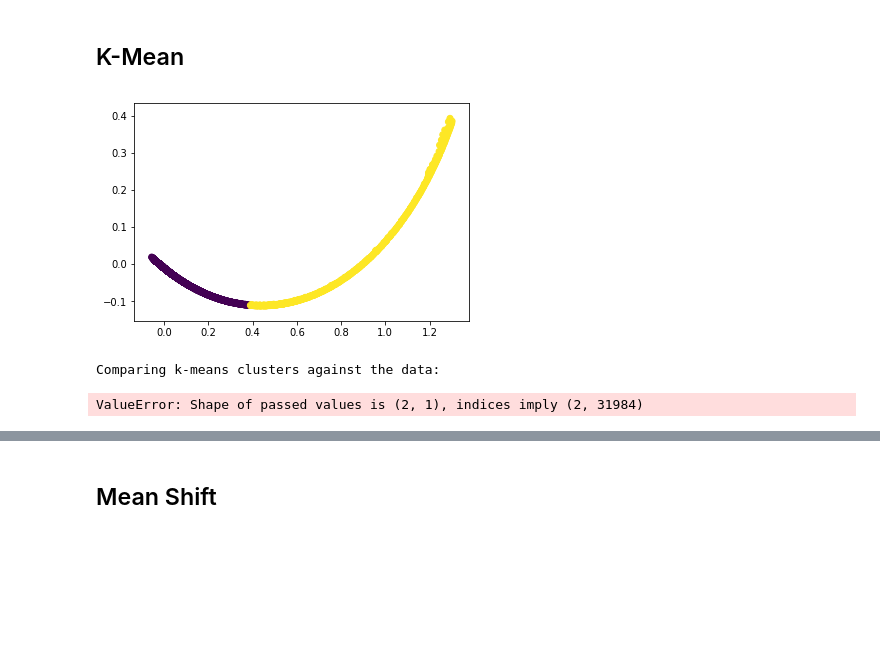
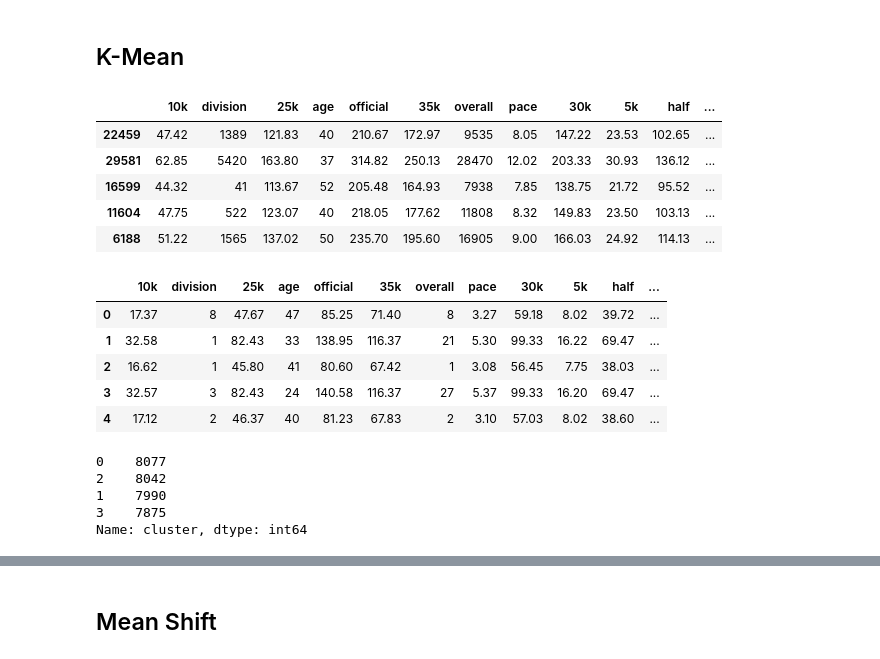
Before and after one commit to danehooker/Thinkful-Projects, a Jupyter notebook: Module 30-4.ipynb, the cells around one changed output, grey strips where cells are left out. Saved outputs shown, nothing was run; the diff lists cells and outputs as text; code cells hidden in the pictures; blank space fills up the shorter version.

```diff
--- a/Module 30-4.ipynb
+++ b/Module 30-4.ipynb
@@ -92,23 +94,38 @@ X = X.replace(to_replace='-', value=0)
 # %% [markdown]
 ## K-Mean
-# %%
-# Normalize the data.
-X_norm = normalize(X)
-
-# Reduce it to two components.
-X_pca = PCA(2).fit_transform(X_norm)
-
-# Calculate predicted values.
-y_pred = KMeans(n_clusters=2, random_state=42).fit_predict(X_pca)
-
-# Plot the solution.
-plt.scatter(X_pca[:, 0], X_pca[:, 1], c=y_pred)
-plt.show()
-
-# Check the solution against the data.
-print('Comparing k-means clusters against the data:')
-print(pd.crosstab(y_pred, Y))
-# %% [output]
-[figure, removed]
-Comparing k-means clusters against the data:
-ValueError: Shape of passed values is (2, 1), indices imply (2, 31984)
+# %%
+#Divide into training and test sets.
+X_train, X_test = train_test_split(
+    df,
+    test_size=0.2,
+    random_state=42)
+# %%
+X_test.head()
+# %% [output]
+|  | 10k | division | 25k | age | official | 35k | overall | pace | 30k | 5k | half | ... |
+| 22459 | 47.42 | 1389 | 121.83 | 40 | 210.67 | 172.97 | 9535 | 8.05 | 147.22 | 23.53 | 102.65 | ... |
+| 29581 | 62.85 | 5420 | 163.80 | 37 | 314.82 | 250.13 | 28470 | 12.02 | 203.33 | 30.93 | 136.12 | ... |
+| 16599 | 44.32 | 41 | 113.67 | 52 | 205.48 | 164.93 | 7938 | 7.85 | 138.75 | 21.72 | 95.52 | ... |
+| 11604 | 47.75 | 522 | 123.07 | 40 | 218.05 | 177.62 | 11808 | 8.32 | 149.83 | 23.50 | 103.13 | ... |
+| 6188 | 51.22 | 1565 | 137.02 | 50 | 235.70 | 195.60 | 16905 | 9.00 | 166.03 | 24.92 | 114.13 | ... |
+# %%
+# Calculate predicted values.
+y_pred = KMeans(n_clusters=4, random_state=42).fit(df)
+
+df['cluster'] = y_pred.labels_
+df.head()
+# %% [output]
+|  | 10k | division | 25k | age | official | 35k | overall | pace | 30k | 5k | half | ... |
+| 0 | 17.37 | 8 | 47.67 | 47 | 85.25 | 71.40 | 8 | 3.27 | 59.18 | 8.02 | 39.72 | ... |
+| 1 | 32.58 | 1 | 82.43 | 33 | 138.95 | 116.37 | 21 | 5.30 | 99.33 | 16.22 | 69.47 | ... |
+| 2 | 16.62 | 1 | 45.80 | 41 | 80.60 | 67.42 | 1 | 3.08 | 56.45 | 7.75 | 38.03 | ... |
+| 3 | 32.57 | 3 | 82.43 | 24 | 140.58 | 116.37 | 27 | 5.37 | 99.33 | 16.20 | 69.47 | ... |
+| 4 | 17.12 | 2 | 46.37 | 40 | 81.23 | 67.83 | 2 | 3.10 | 57.03 | 8.02 | 38.60 | ... |
+# %%
+df.cluster.value_counts()
+# %% [output]
+0    8077
+2    8042
+1    7990
+3    7875
+Name: cluster, dtype: int64
```
Also changed, not shown: parts of 26 cells of this notebook.
